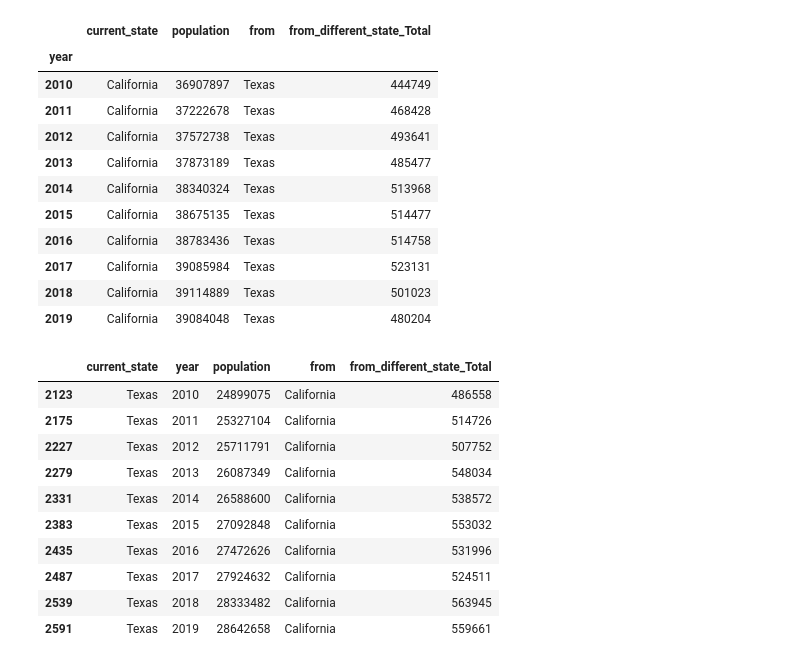
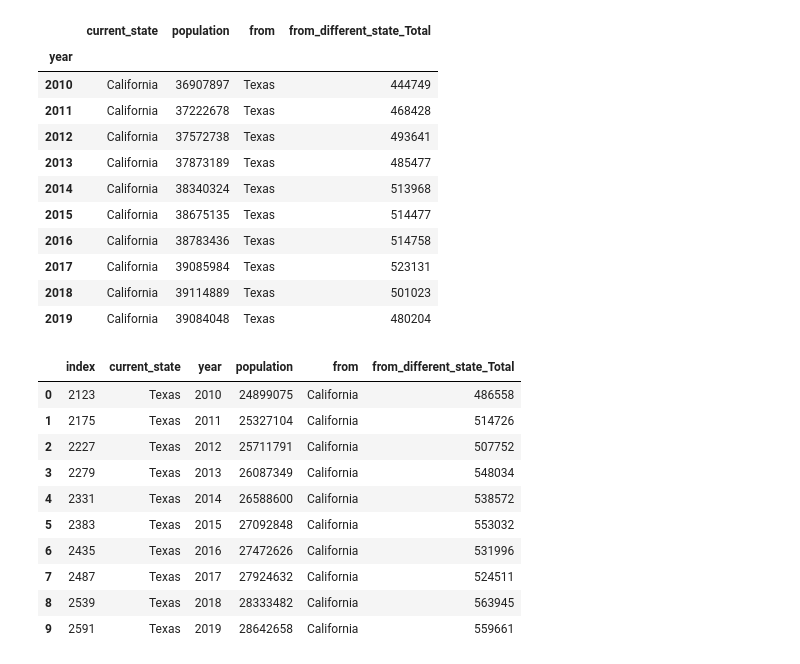
Before and after one commit to sarmstrong9/Group_Project_Real_Estate, a Jupyter notebook: cleaning_data.ipynb, the cells around one changed output. Drawn from its saved outputs; the diff is of its cells as text; code cells hidden in the pictures.

```diff
--- a/cleaning_data.ipynb
+++ b/cleaning_data.ipynb
@@ -216,20 +264,21 @@ from_texas_to_cali
 | 2017 | California | 39085984 | Texas | 523131 |
 | 2018 | California | 39114889 | Texas | 501023 |
 | 2019 | California | 39084048 | Texas | 480204 |
-# %%
-# Creating dataframe of migration from Texas to California
-from_cali_to_texas = migration_df_clean.loc[(migration_df['current_state'] == 'Texas')
-                               & (migration_df['from'] == 'California')]
-from_cali_to_texas from_cali_to_texas
-# %% [output]
-|  | current_state | year | population | from | from_different_state_Total |
-| 2123 | Texas | 2010 | 24899075 | California | 486558 |
-| 2175 | Texas | 2011 | 25327104 | California | 514726 |
-| 2227 | Texas | 2012 | 25711791 | California | 507752 |
-| 2279 | Texas | 2013 | 26087349 | California | 548034 |
-| 2331 | Texas | 2014 | 26588600 | California | 538572 |
-| 2383 | Texas | 2015 | 27092848 | California | 553032 |
-| 2435 | Texas | 2016 | 27472626 | California | 531996 |
-| 2487 | Texas | 2017 | 27924632 | California | 524511 |
-| 2539 | Texas | 2018 | 28333482 | California | 563945 |
-| 2591 | Texas | 2019 | 28642658 | California | 559661 |
+# %%
+# Creating dataframe of migration from Texas to California
+from_cali_to_texas = migration_df_clean.loc[(migration_df['current_state'] == 'Texas')
+                               & (migration_df['from'] == 'California')]
+from_cali_to_texas = from_cali_to_texas.reset_index()
+from_cali_to_texas
+# %% [output]
+|  | index | current_state | year | population | from | from_different_state_Total |
+| 0 | 2123 | Texas | 2010 | 24899075 | California | 486558 |
+| 1 | 2175 | Texas | 2011 | 25327104 | California | 514726 |
+| 2 | 2227 | Texas | 2012 | 25711791 | California | 507752 |
+| 3 | 2279 | Texas | 2013 | 26087349 | California | 548034 |
+| 4 | 2331 | Texas | 2014 | 26588600 | California | 538572 |
+| 5 | 2383 | Texas | 2015 | 27092848 | California | 553032 |
+| 6 | 2435 | Texas | 2016 | 27472626 | California | 531996 |
+| 7 | 2487 | Texas | 2017 | 27924632 | California | 524511 |
+| 8 | 2539 | Texas | 2018 | 28333482 | California | 563945 |
+| 9 | 2591 | Texas | 2019 | 28642658 | California | 559661 |
```
Also changed, not shown: parts of 6 cells of this notebook, 3 other files.
